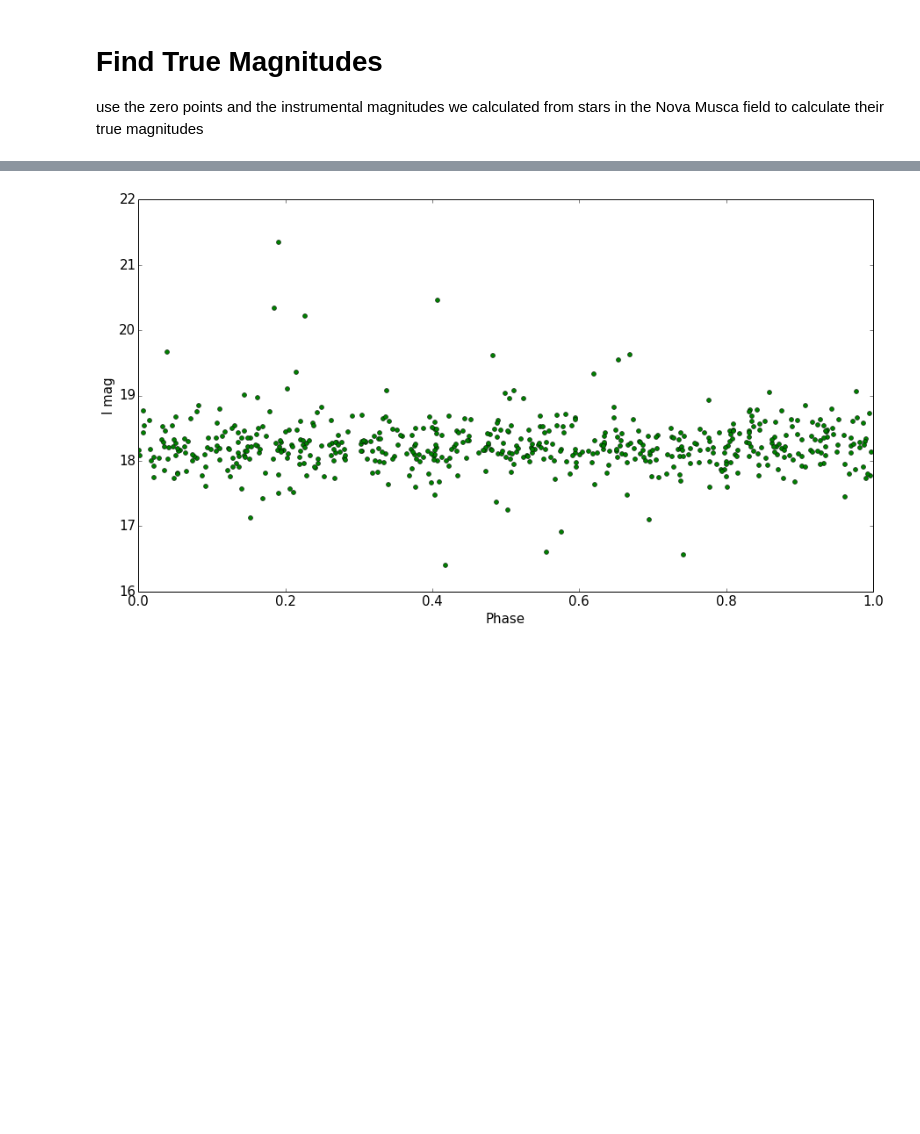
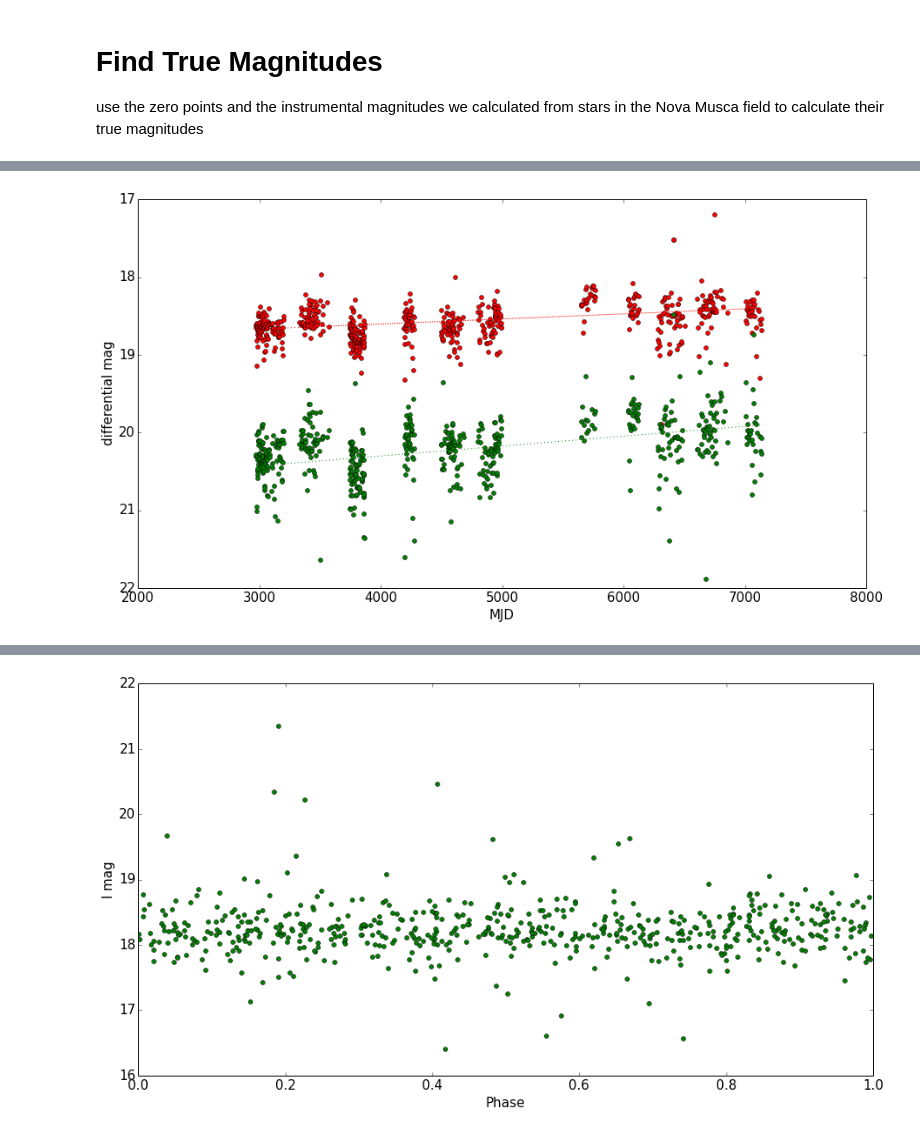
Before and after one commit to ih64/NovaMusca, a Jupyter notebook: NovaMuscaCalibration.v3.ipynb, the cells around one changed output, grey strips where cells are left out. Saved outputs shown, nothing was run; the diff lists cells and outputs as text; code cells hidden in the pictures; blank space fills up the shorter version.

```diff
--- a/NovaMuscaCalibration.v3.ipynb
+++ b/NovaMuscaCalibration.v3.ipynb
@@ -743,0 +583,38 @@ plt.show()
+# %%
+#now lets take a look at our light curve
+
+#use the linear regression model from sklearn, making a model for each I and V band
+regVmag=linear_model.LinearRegression()
+regImag=linear_model.LinearRegression()
+
+#now we trian the model on our data sets. we have to drop any NaNs, or else the regression algorithm wont work
+regVmag.fit(NMVcal.dropna(how='any')['juliandate'].values.reshape(-1,1)
+            ,NMVcal.dropna(how='any')['NMcal'].values.reshape(-1,1))
+regImag.fit(NMIcal.dropna(how='any')['juliandate'].values.reshape(-1,1),
+            NMIcal.dropna(how='any')['NMcal'].values.reshape(-1,1))
+
+fig=plt.figure(figsize=(15,8))
+ax=fig.add_subplot(111)
+
+#now plot a light curve of the data
+ax.plot(NMIcal['juliandate'].values.astype(float)-2450000,NMIcal['NMcal'],'ro',ms=5)
+ax.plot(NMVcal['juliandate'].values.astype(float)-2450000,NMVcal['NMcal'],'go',ms=5)
+
+#and also plot the model, using the observation dates as inputs
+ax.plot(NMVcal.dropna(how='any')['juliandate'].values.reshape(-1,1).astype(float)-2450000,
+        regVmag.predict(NMVcal.dropna(how='any')['juliandate'].values.reshape(-1,1).astype(float)),color='green',linestyle=':')
+
+ax.plot(NMIcal['juliandate'].values.reshape(-1,1).astype(float)-2450000,
+        regImag.predict(NMIcal['juliandate'].values.reshape(-1,1).astype(float)),color='red',linestyle=':')
+
+ax.set_xlabel('MJD')
+ax.set_ylabel('differential mag')
+
+for i in ([ax.xaxis.label, ax.yaxis.label] + ax.get_xticklabels() + ax.get_yticklabels()):
+    i.set_fontsize(15)
+
+ax.set_ybound([17,22])
+ax.invert_yaxis()
+plt.show()
+# %% [output]
+[figure, added]
```
Also changed, not shown: parts of 52 cells of this notebook, 7 other files.
